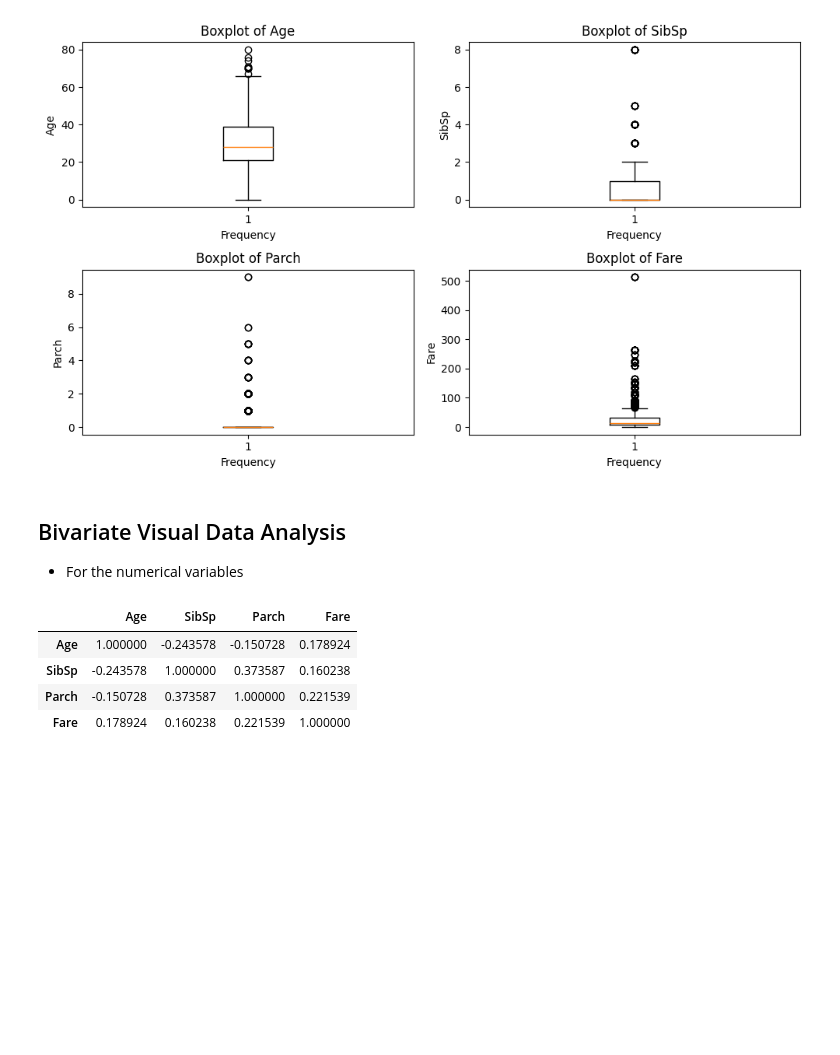
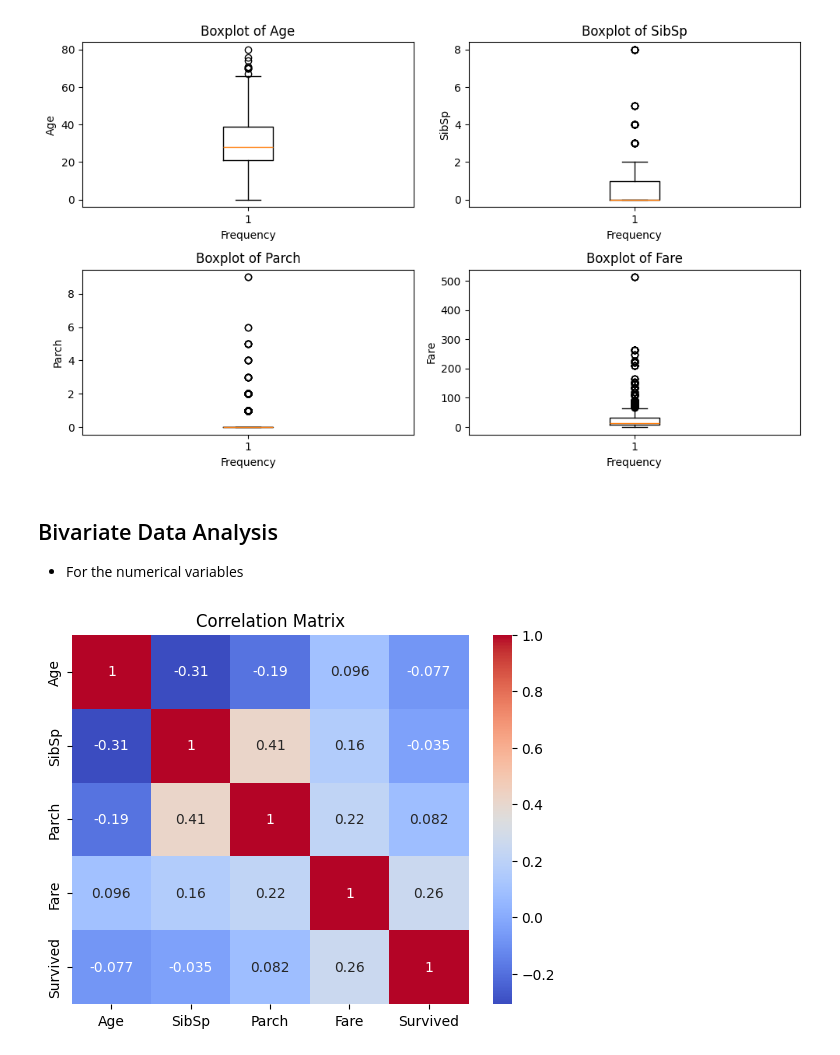
Before and after one commit to luizhtc/kaggle-titanic, a Jupyter notebook: notebooks/eda.ipynb, the cells around one changed output. Saved outputs shown, nothing was run; the diff lists cells and outputs as text; code cells hidden in the pictures; blank space fills up the shorter version.

```diff
--- a/notebooks/eda.ipynb
+++ b/notebooks/eda.ipynb
@@ -146,0 +154,17 @@ describe_with_var
+# %%
+
+titles = filter(lambda x: "." in x, df["Name"].str.split(" ", expand=True)[1].sort_values().unique())
+
+list_titles = []
+for i in titles:
+    list_titles.append(i)
+
+print(list_titles)
+
+df["Title"] = df["Name"].apply(lambda x: ktic_get_title(x, list_titles))
+df_train["Title"] = df_train["Name"].apply(lambda x: ktic_get_title(x, list_titles))
+df_test["Title"] = df_test["Name"].apply(lambda x: ktic_get_title(x, list_titles))
+
+df = ktic_get_title_group(df)
+df_train = ktic_get_title_group(df_train)
+df_test = ktic_get_title_group(df_test)
@@ -159,9 +185,8 @@ def calculate_bins(column) -> int:
     except OverflowError:
         return 2
 # %%
-warnings.filterwarnings("ignore")
 numerical_cols = [
-    "Age", "SibSp", "Parch", "Fare"]
+    "Age", "SibSp", "Parch", "Fare", "Survived"]
 
 fig, axes = plt.subplots(2, 2, figsize=(10, 6))
 
@@ -191,13 +216,11 @@ plt.show()
 # %% [output]
 [figure]
 # %% [markdown]
-## Bivariate Visual Data Analysis
+## Bivariate Data Analysis
 - For the numerical variables
-# %%
-df[numerical_cols].corr()
-# %% [output]
-|  | Age | SibSp | Parch | Fare |
-| Age | 1.000000 | -0.243578 | -0.150728 | 0.178924 |
-| SibSp | -0.243578 | 1.000000 | 0.373587 | 0.160238 |
-| Parch | -0.150728 | 0.373587 | 1.000000 | 0.221539 |
-| Fare | 0.178924 | 0.160238 | 0.221539 | 1.000000 |
+# %%
+sns.heatmap(df_train[numerical_cols].corr(), annot=True, cmap='coolwarm')
+plt.title("Correlation Matrix")
+plt.show()
+# %% [output]
+[figure, added]
```
Also changed, not shown: parts of 11 cells of this notebook, 2 other files.
